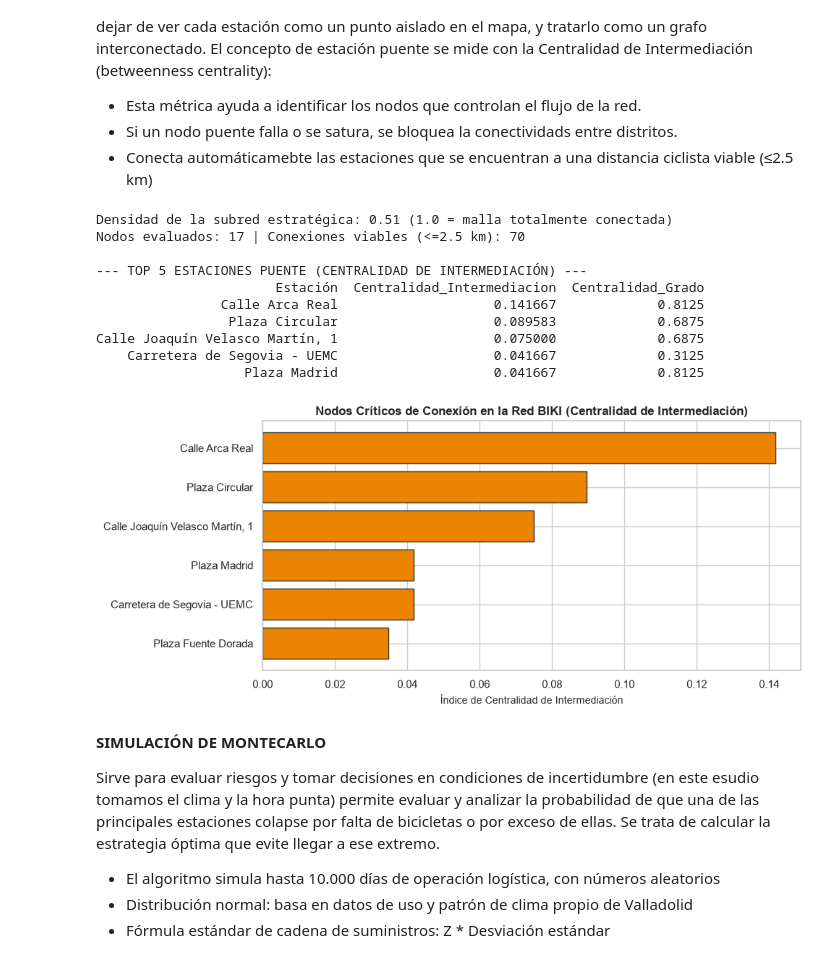
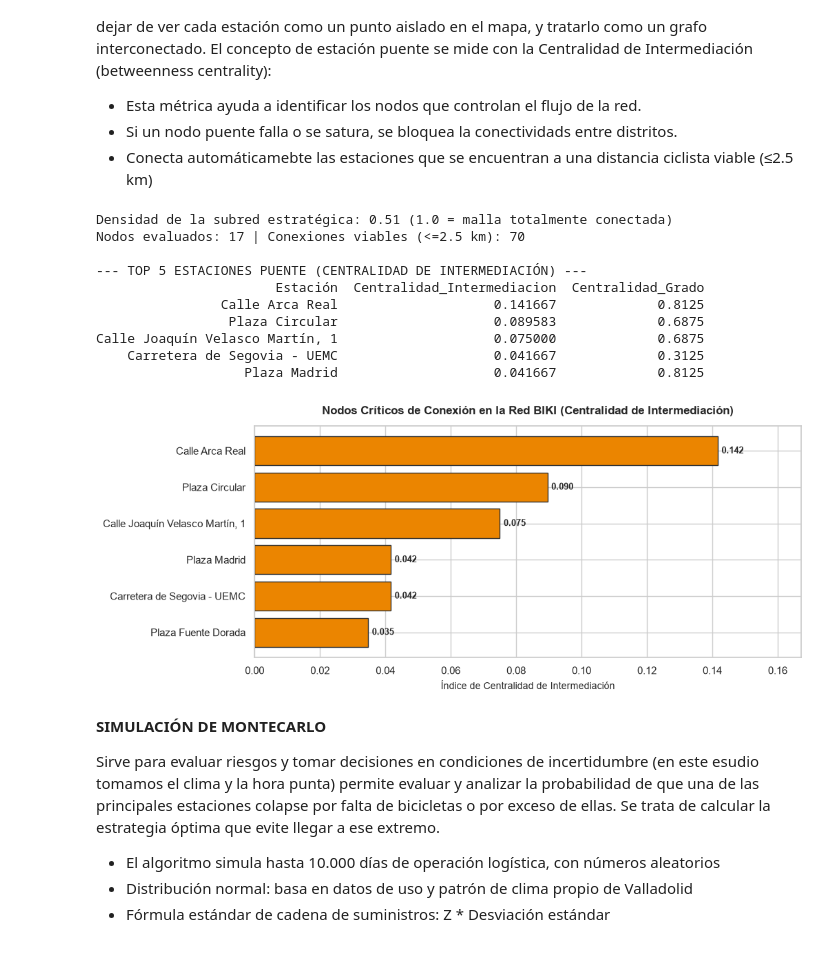
Before and after one commit to adrianamorchons/estudio_bicicletas_biki_valladolid, a Jupyter notebook: analisis_servicio_biki_valladolid.ipynb, the cells around one changed output. Drawn from its saved outputs; the diff is of its cells as text; code cells hidden in the pictures.

```diff
--- a/analisis_servicio_biki_valladolid.ipynb
+++ b/analisis_servicio_biki_valladolid.ipynb
@@ -1591,9 +1471,6 @@ Ventajas frente a metodos tradicionales:
 
 Al ejecutar en entorno local: se crea un archivo llamado **mapa_interactivo_biki_valladolid**, y al abrirlo en cualquier navegador, se ve el mapa completo.
 # %%
-# %pip install folium
-import folium
-
 # Función para designar colores según % de ocupación real
 def asignar_color(porcentaje):
     if porcentaje >= 85:
@@ -1605,12 +1482,12 @@ def asignar_color(porcentaje):
     else:
         return "green"   # Equilibrio operativo
 
-# Crear mapa centrado en Valladolid con zoom adecuado para ver periferia
+# Crear mapa centrado en Valladolid
 mapa_biki = folium.Map(location=[41.6450, -4.7283], zoom_start=13)
 
-# Estaciones críticas de referencia obtenidas del Bloque 1
+# Estaciones de referencia obtenidas del Bloque 1 (incluyendo los extremos y un nodo equilibrado)
 estaciones_muestra = [
-    {"LUGAR": "Plaza Mayor (Muestra Centro)", "Lat": 41.6523, "Lon": -4.7283, "TOTAL": 11, "BICI": 8, "LIBRES": 3, "OCUP": 72.73},
+    {"LUGAR": "Plaza Fuente Dorada (Equilibrio Centro)", "Lat": 41.6521, "Lon": -4.7262, "TOTAL": 27, "BICI": 15, "LIBRES": 12, "OCUP": 55.56},
     {"LUGAR": "Facultad de Medicina", "Lat": 41.6575, "Lon": -4.7192, "TOTAL": 23, "BICI": 22, "LIBRES": 1, "OCUP": 95.65},
     {"LUGAR": "Polideportivo Ponce de León", "Lat": 41.6361, "Lon": -4.7431, "TOTAL": 23, "BICI": 21, "LIBRES": 2, "OCUP": 91.30},
     {"LUGAR": "Barrio Arcas Reales", "Lat": 41.6185, "Lon": -4.7152, "TOTAL": 11, "BICI": 10, "LIBRES": 1, "OCUP": 90.91},
@@ -1619,11 +1496,11 @@ estaciones_muestra = [
     {"LUGAR": "Plaza del Poniente", "Lat": 41.6526, "Lon": -4.7317, "TOTAL": 42, "BICI": 7, "LIBRES": 35, "OCUP": 16.67},
 ]
 
-# Iterar sobre cada estación (con folium.CircleMarker correctamente indentado)
+# Iterar sobre cada estación
 for est in estaciones_muestra:
     color_est = asignar_color(est["OCUP"])
     popup_text = f"""
-    <div style="font-family: Arial, sans-serif; width: 200px;">
+    <div style="font-family: Arial, sans-serif; width: 210px;">
         <h4 style="margin:0 0 5px 0; color:#333;">{est['LUGAR']}</h4>
         <hr style="margin:5px 0; border:1px solid #ccc;">
         <b>Capacidad Total:</b> {est['TOTAL']} anclajes<br>
@@ -1933,8 +1812,6 @@ Se distinguen cuatro perfiles logísticos u operativos diferenciados a partir de
 - En lugar de requerir cargar un archivo con las coordenadas (no disponemos de coordenadas exactas), se diseña el siguiente script, que mapea el DataFrame automáticamente, incluyendo las coordenadas de GPS de la red BIKI.
 - El script crea una serie de marcadores con un cuadrante de color inteligente en función del porcentaje de ocupación real, trazando de manera automatizada las rutas más óptimas.
 # %%
-import folium
-
 # Reutilizamos df_est del Bloque 1 y aseguramos que REF_STR exista
 df_geo_base = df_est.copy()
 df_geo_base['REF_STR'] = df_geo_base['REFERENCIA'].astype(str).str.strip().str.zfill(3)
@@ -1959,7 +1836,7 @@ mapa_biki = folium.Map(location=[41.6410, -4.7283], zoom_start=13, tiles="OpenSt
 def obtener_estilo(ocupacion):
     if ocupacion >= 85:
         return "red", "Saturación Crítica (Falta Anclajes)"
-    elif ocupacion >= 60:
+    elif ocupacion >= 65:
         return "orange", "Ocupación Alta"
     elif ocupacion <= 20:
         return "blue", "Vaciamiento Crítico (Falta Flota)"
@@ -2052,21 +1929,6 @@ El concepto de estación puente se mide con la Centralidad de Intermediación (b
 - Si un nodo puente falla o se satura, se bloquea la conectividads entre distritos.
 - Conecta automáticamebte las estaciones que se encuentran a una distancia ciclista viable (≤2.5 km)
 # %%
-import networkx as nx
-import numpy as np
-import pandas as pd
-import matplotlib.pyplot as plt
-import seaborn as sns
-
-def calcular_distancia_gps(lat1, lon1, lat2, lon2):
-    R = 6371.0
-    rad_lat1, rad_lon1 = np.radians(lat1), np.radians(lon1)
-    rad_lat2, rad_lon2 = np.radians(lat2), np.radians(lon2)
-    dlat = rad_lat2 - rad_lat1
-    dlon = rad_lon2 - rad_lon1
-    a = np.sin(dlat / 2)**2 + np.cos(rad_lat1) * np.cos(rad_lat2) * np.sin(dlon / 2)**2
-    return R * (2 * np.arctan2(np.sqrt(a), np.sqrt(1 - a)))
-
 # Construir el grafo sobre los 17 nodos georreferenciados (df_geo del Bloque 12)
 G_red = nx.Graph()
 for _, fila in df_geo.iterrows():
@@ -2084,38 +1946,42 @@ centralidad_inter = nx.betweenness_centrality(G_red, weight='weight')
 centralidad_grado = nx.degree_centrality(G_red)
 densidad_red = nx.density(G_red)
 
 df_metricas_red = pd.DataFrame({
     'Estación': list(centralidad_inter.keys()),
     'Centralidad_Intermediacion': list(centralidad_inter.values()),
     'Centralidad_Grado': list(centralidad_grado.values())
 }).sort_values(by='Centralidad_Intermediacion', ascending=False)
 
 print(f"Densidad de la subred estratégica: {densidad_red:.2f} (1.0 = malla totalmente conectada)")
 print(f"Nodos evaluados: {G_red.number_of_nodes()} | Conexiones viables (<=2.5 km): {G_red.number_of_edges()}\n")
 print("--- TOP 5 ESTACIONES PUENTE (CENTRALIDAD DE INTERMEDIACIÓN) ---")
 print(df_metricas_red.head(5).to_string(index=False))
 
 # Gráfico horizontal de estaciones puente
 sns.set_theme(style="whitegrid")
-plt.figure(figsize=(10, 4.5))
+fig, ax = plt.subplots(figsize=(10.5, 4.5))
 top_puente = df_metricas_red.head(6).sort_values(by='Centralidad_Intermediacion', ascending=True)
-plt.barh(top_puente['Estación'], top_puente['Centralidad_Intermediacion'], color='#eb8500', edgecolor='#333333')
-plt.title('Nodos Críticos de Conexión en la Red BIKI (Centralidad de Intermediación)', fontsize=12, fontweight='bold')
-plt.xlabel('Índice de Centralidad de Intermediación', fontsize=10)
+
+bars = ax.barh(top_puente['Estación'], top_puente['Centralidad_Intermediacion'], color='#eb8500', edgecolor='#333333')
+ax.bar_label(bars, fmt="%.3f", padding=4, fontsize=9, fontweight="bold")
+ax.set_xlim(0, top_puente['Centralidad_Intermediacion'].max() * 1.18)
+
+ax.set_title('Nodos Críticos de Conexión en la Red BIKI (Centralidad de Intermediación)', fontsize=12, fontweight='bold', pad=12)
+ax.set_xlabel('Índice de Centralidad de Intermediación', fontsize=10)
 plt.tight_layout()
 plt.show()
 # %% [output]
 Densidad de la subred estratégica: 0.51 (1.0 = malla totalmente conectada)
 Nodos evaluados: 17 | Conexiones viables (<=2.5 km): 70
 
 --- TOP 5 ESTACIONES PUENTE (CENTRALIDAD DE INTERMEDIACIÓN) ---
                        Estación  Centralidad_Intermediacion  Centralidad_Grado
                 Calle Arca Real                    0.141667             0.8125
                  Plaza Circular                    0.089583             0.6875
 Calle Joaquín Velasco Martín, 1                    0.075000             0.6875
     Carretera de Segovia - UEMC                    0.041667             0.3125
                    Plaza Madrid                    0.041667             0.8125
-[figure, old version]
+[figure, new version]
 # %% [markdown]
 **SIMULACIÓN DE MONTECARLO**
 
```
Also changed, not shown: parts of 50 cells of this notebook.
